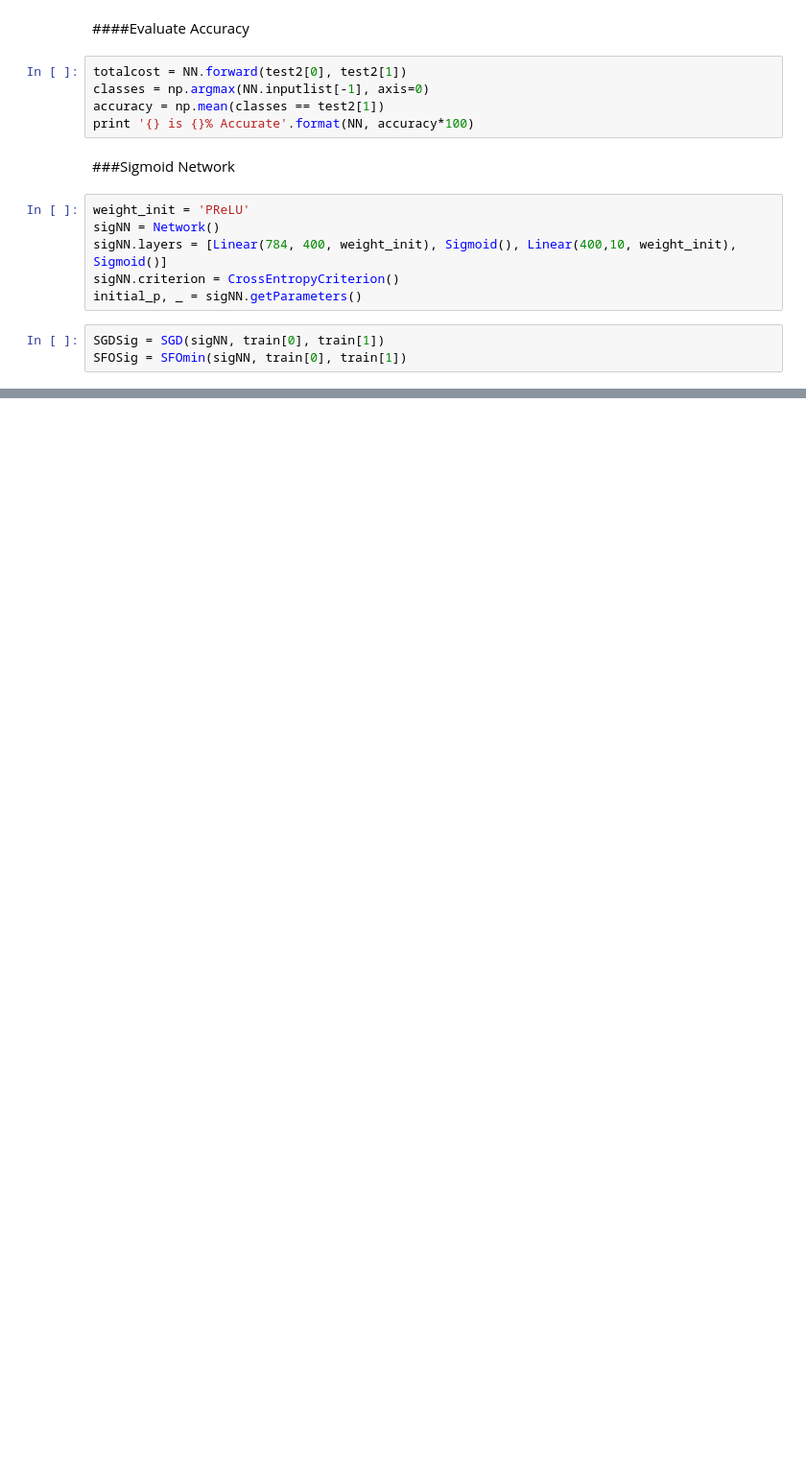
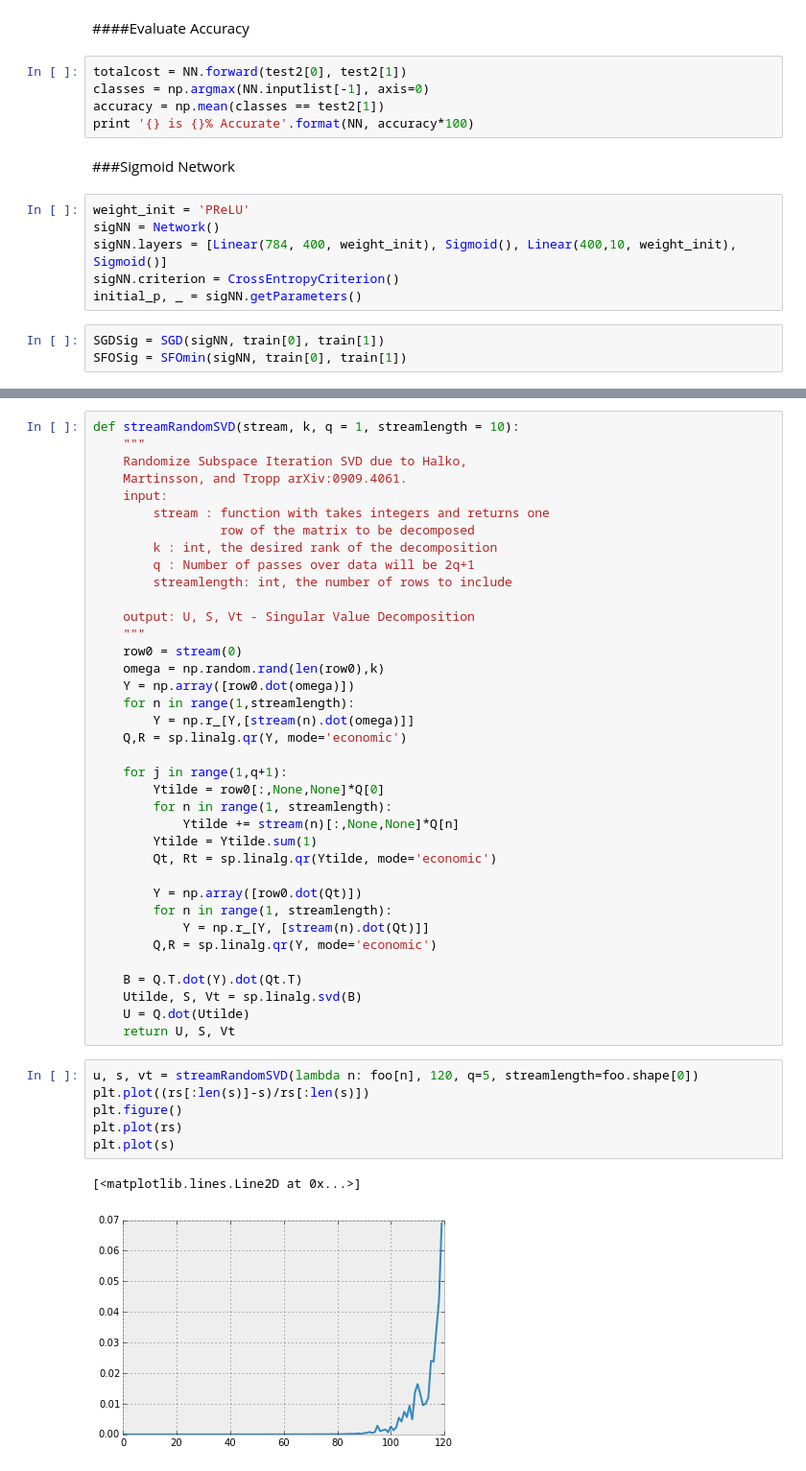
Before and after one commit to colinclement/snnp, a Jupyter notebook: nbs/mnist.ipynb, the cells around one changed output, grey strips where cells are left out. Shown at 96% size. Saved outputs shown, nothing was run; the diff lists cells and outputs as text; blank space fills up the shorter version.

```diff
--- a/nbs/mnist.ipynb
+++ b/nbs/mnist.ipynb
@@ -169,0 +170,46 @@ plt.hist(sigNN.getParameters()[1],bins=100);
+# %%
+def streamRandomSVD(stream, k, q = 1, streamlength = 10):
+    """
+    Randomize Subspace Iteration SVD due to Halko,
+    Martinsson, and Tropp arXiv:0909.4061.
+    input:
+        stream : function with takes integers and returns one
+                 row of the matrix to be decomposed
+        k : int, the desired rank of the decomposition
+        q : Number of passes over data will be 2q+1
+        streamlength: int, the number of rows to include
+
+    output: U, S, Vt - Singular Value Decomposition
+    """
+    row0 = stream(0)
+    omega = np.random.rand(len(row0),k)
+    Y = np.array([row0.dot(omega)])
+    for n in range(1,streamlength):
+        Y = np.r_[Y,[stream(n).dot(omega)]]
+    Q,R = sp.linalg.qr(Y, mode='economic')
+
+    for j in range(1,q+1):
+        Ytilde = row0[:,None,None]*Q[0]
+        for n in range(1, streamlength):
+            Ytilde += stream(n)[:,None,None]*Q[n]
+        Ytilde = Ytilde.sum(1)
+        Qt, Rt = sp.linalg.qr(Ytilde, mode='economic')
+
+        Y = np.array([row0.dot(Qt)])
+        for n in range(1, streamlength):
+            Y = np.r_[Y, [stream(n).dot(Qt)]]
+        Q,R = sp.linalg.qr(Y, mode='economic')
+
+    B = Q.T.dot(Y).dot(Qt.T)
+    Utilde, S, Vt = sp.linalg.svd(B)
+    U = Q.dot(Utilde)
+    return U, S, Vt
+# %%
+u, s, vt = streamRandomSVD(lambda n: foo[n], 120, q=5, streamlength=foo.shape[0])
+plt.plot((rs[:len(s)]-s)/rs[:len(s)])
+plt.figure()
+plt.plot(rs)
+plt.plot(s)
+# %% [output]
+[<matplotlib.lines.Line2D at 0x...>]
+[figure, added]
```
Also changed, not shown: parts of 16 cells of this notebook.
